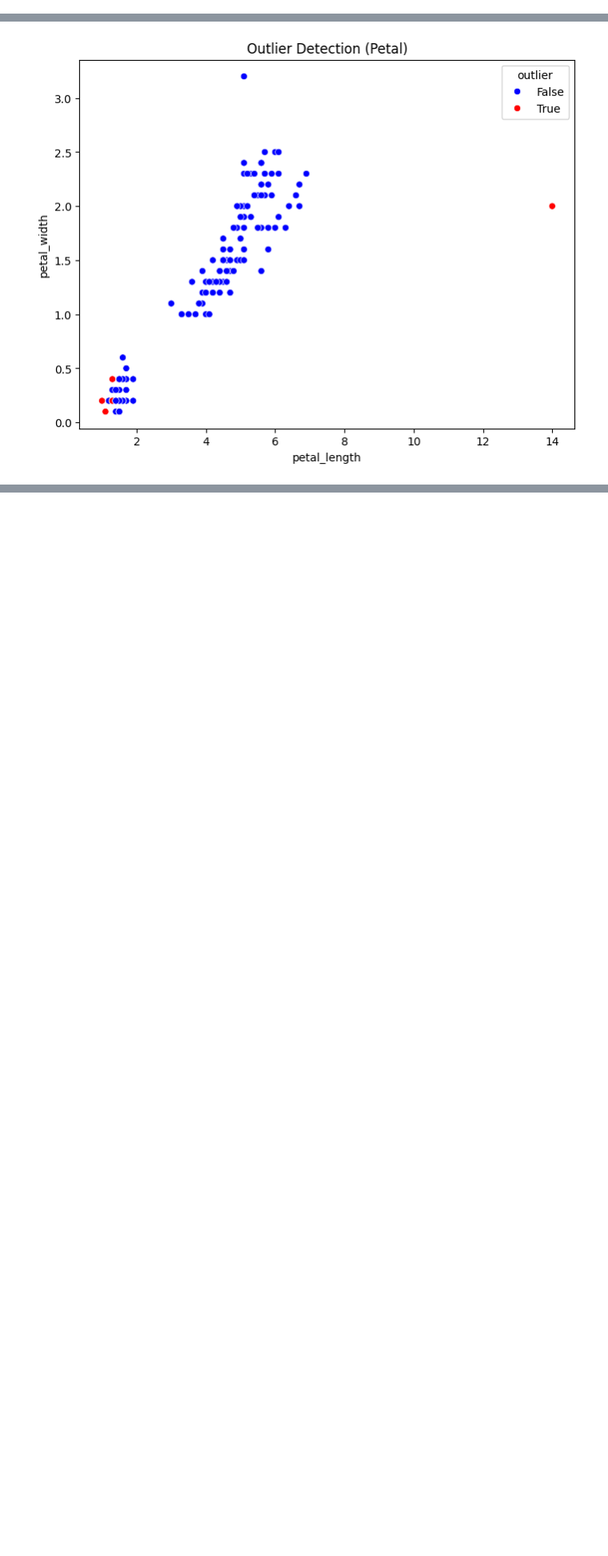
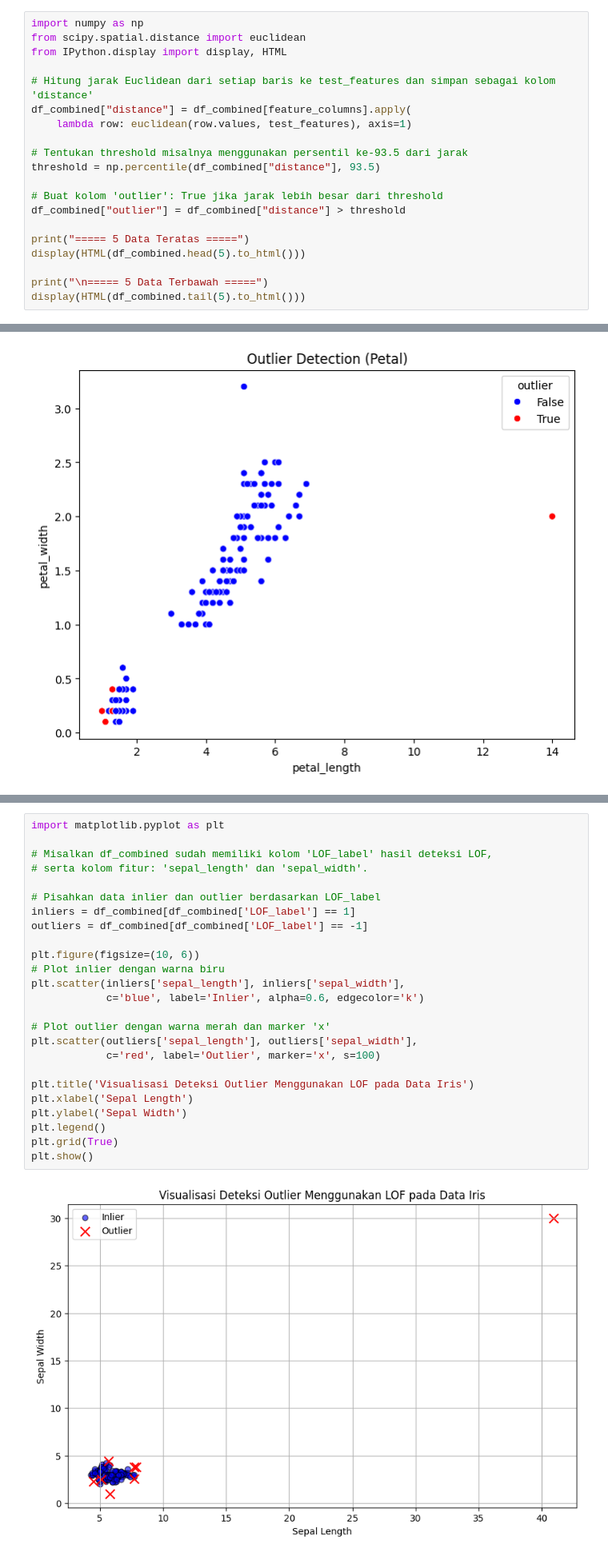
Before and after one commit to Pras7804/pendata, a Jupyter notebook: _sources/deteksi_outlier.ipynb, the cells around one changed output, grey strips where cells are left out. Shown: that part at 80% size. Drawn from its saved outputs; the diff is of its cells as text; blank space fills up the shorter version.

```diff
--- a/_sources/deteksi_outlier.ipynb
+++ b/_sources/deteksi_outlier.ipynb
@@ -322,0 +300,20 @@ display(HTML(df_combined.to_html()))
+# %%
+import numpy as np
+from scipy.spatial.distance import euclidean
+from IPython.display import display, HTML
+
+# Hitung jarak Euclidean dari setiap baris ke test_features dan simpan sebagai kolom 'distance'
+df_combined["distance"] = df_combined[feature_columns].apply(
+    lambda row: euclidean(row.values, test_features), axis=1)
+
+# Tentukan threshold misalnya menggunakan persentil ke-93.5 dari jarak
+threshold = np.percentile(df_combined["distance"], 93.5)
+
+# Buat kolom 'outlier': True jika jarak lebih besar dari threshold
+df_combined["outlier"] = df_combined["distance"] > threshold
+
+print("===== 5 Data Teratas =====")
+display(HTML(df_combined.head(5).to_html()))
+
+print("\n===== 5 Data Terbawah =====")
+display(HTML(df_combined.tail(5).to_html()))
@@ -436,0 +649,27 @@ Index([19, 21, 30, 35, 40, 58, 61, 63, 105, 107, 108, 113, 133, 149, 150], dtype
+# %%
+import matplotlib.pyplot as plt
+
+# Misalkan df_combined sudah memiliki kolom 'LOF_label' hasil deteksi LOF,
+# serta kolom fitur: 'sepal_length' dan 'sepal_width'.
+
+# Pisahkan data inlier dan outlier berdasarkan LOF_label
+inliers = df_combined[df_combined['LOF_label'] == 1]
+outliers = df_combined[df_combined['LOF_label'] == -1]
+
+plt.figure(figsize=(10, 6))
+# Plot inlier dengan warna biru
+plt.scatter(inliers['sepal_length'], inliers['sepal_width'],
+            c='blue', label='Inlier', alpha=0.6, edgecolor='k')
+
+# Plot outlier dengan warna merah dan marker 'x'
+plt.scatter(outliers['sepal_length'], outliers['sepal_width'],
+            c='red', label='Outlier', marker='x', s=100)
+
+plt.title('Visualisasi Deteksi Outlier Menggunakan LOF pada Data Iris')
+plt.xlabel('Sepal Length')
+plt.ylabel('Sepal Width')
+plt.legend()
+plt.grid(True)
+plt.show()
+# %% [output]
+[figure, added]
```
Also changed, not shown: parts of 61 cells of this notebook, 9 other files.
